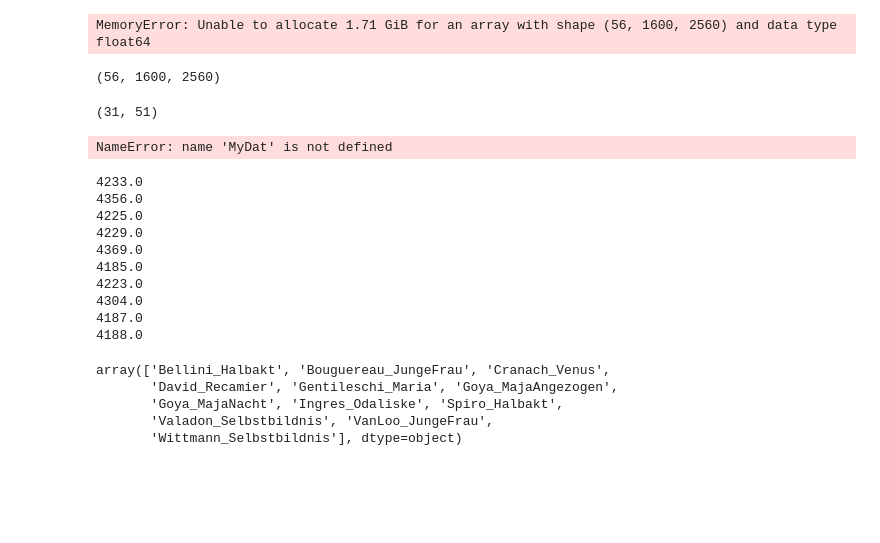
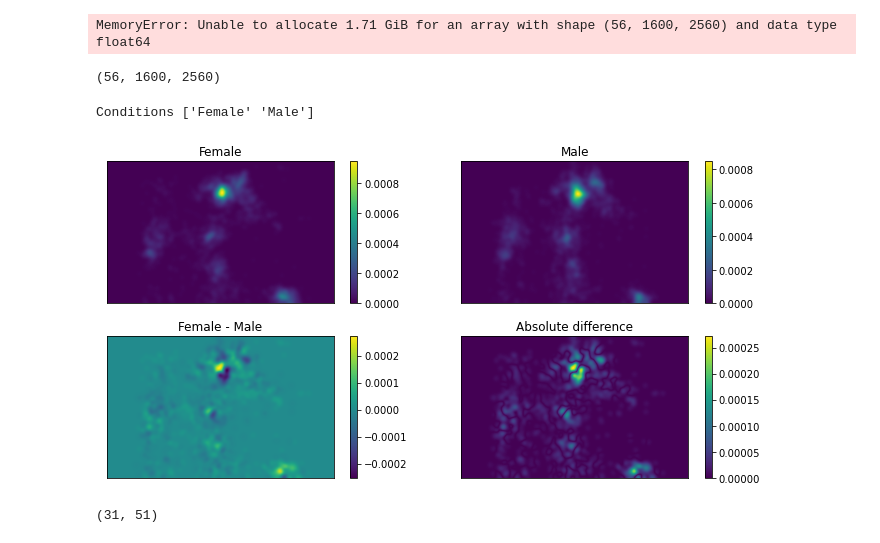
Before and after one commit to jozsarato/PyEyeSim, a Jupyter notebook: Notebooks/TestNotebook.ipynb, the cells around one changed output. Saved outputs shown, nothing was run; the diff lists cells and outputs as text; code cells hidden in the pictures; blank space fills up the shorter version.

Commit message:
Heatmap comparison added
run for single stimulus at a time.
raw comparison and absolute comparison

```diff
--- a/Notebooks/TestNotebook.ipynb
+++ b/Notebooks/TestNotebook.ipynb
@@ -133,41 +133,20 @@ Calculating entropy
 2 Cranach_Venus 5.24 maximum entropy 6.27
 3 David_Recamier 5.62 maximum entropy 6.93
 MemoryError: Unable to allocate 1.71 GiB for an array with shape (56, 1600, 2560) and data type float64
-# %%
-MyDat.NS,MyDat.y_size,MyDat.x_size
-# %% [output]
-(56, 1600, 2560)
+# %%
+MyDat.NS,MyDat.y_size,MyDat.x_size
+# %% [output]
+(56, 1600, 2560)
 # %%
 MyDat.NFix.to_pandas().to_csv('C:\\Users\\aratoj87\\Documents\\ArtHistory\\NumFix.csv')
 # %%
 FixCountInd=MyDat.FixCountCalc('Bellini_Halbakt')
+# %%
+MyDat.CompareGroupsHeatMap(Stim='Bellini_Halbakt',betwcond='PartGend')
+# %% [output]
+Conditions ['Female' 'Male']
+[figure, added]
 # %%
 np.shape(MyDat.BinnedCount(np.sum(MyDat.FixCountInd,0),'Bellini_Halbakt'))
 # %% [output]
 (31, 51)
-# %%
-MyDat.BinnedCount(np.sum(MyDat.FixCountInd,0),'Bellini_Halbakt')
-# %% [output]
-NameError: name 'MyDat' is not defined
-# %%
-for i in range(10):
-    print(np.sum(MyDat.fixcounts[i]))
-# %% [output]
-4233.0
-4356.0
-4225.0
-4229.0
-4369.0
-4185.0
-4223.0
-4304.0
-4187.0
-4188.0
-# %%
-MyDat.stimuli
-# %% [output]
-array(['Bellini_Halbakt', 'Bouguereau_JungeFrau', 'Cranach_Venus',
-       'David_Recamier', 'Gentileschi_Maria', 'Goya_MajaAngezogen',
-       'Goya_MajaNacht', 'Ingres_Odaliske', 'Spiro_Halbakt',
-       'Valadon_Selbstbildnis', 'VanLoo_JungeFrau',
-       'Wittmann_Selbstbildnis'], dtype=object)
```
Also changed, not shown: parts of 18 cells of this notebook, 1 other file.
